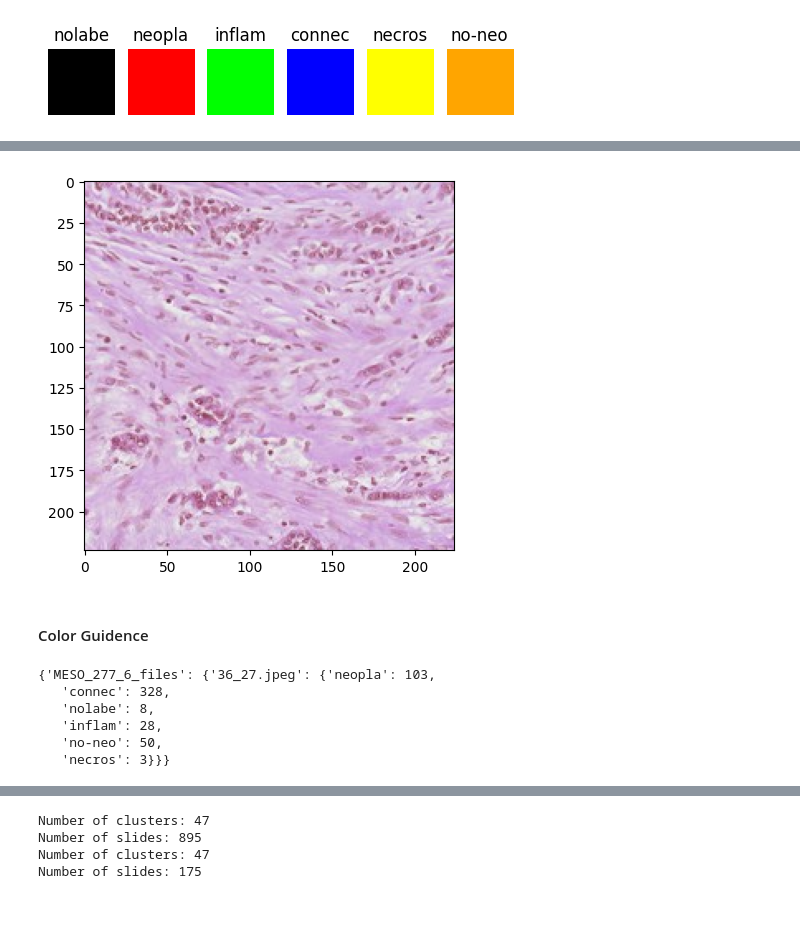
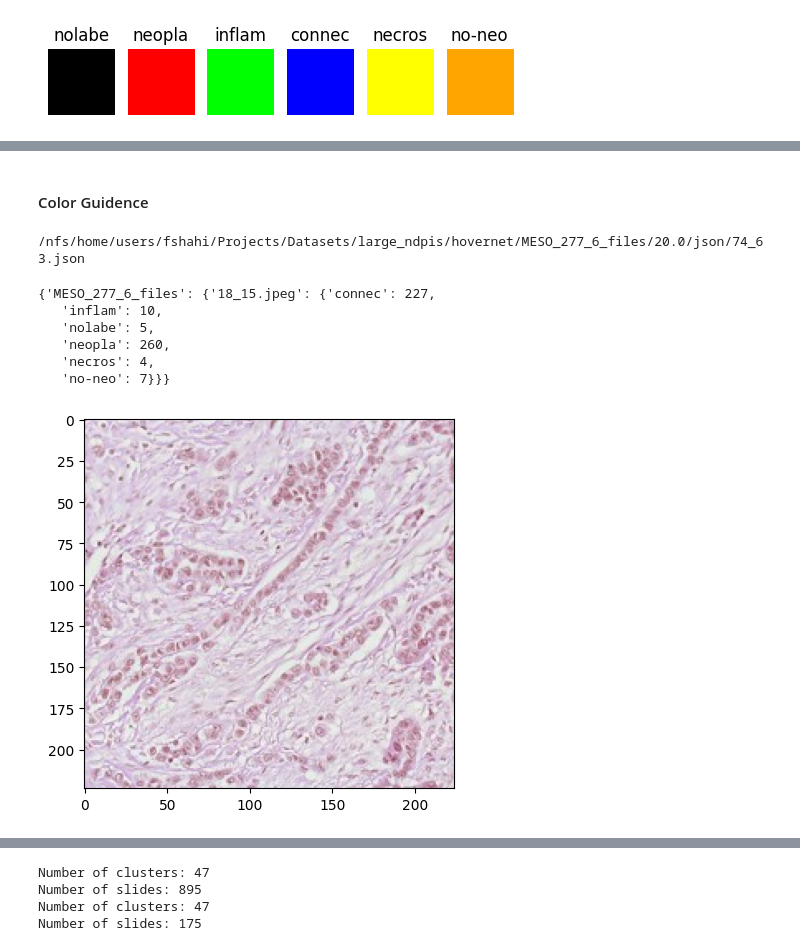
Before and after one commit to FarzanehSeyedshahi/Histomorphological-Phenotype-Learning, a Jupyter notebook: workflow/hovernet.ipynb, the cells around one changed output, grey strips where cells are left out. Cells and saved outputs as stored; diff of their text form; code cells hidden in the pictures; blank space fills up the shorter version.

```diff
--- a/workflow/hovernet.ipynb
+++ b/workflow/hovernet.ipynb
@@ -97,43 +54,52 @@ fig2.savefig('{}/overlay_tile.png'.format(figure_path))
 # %%
-# show the 5x version of the image
-path = '/nfs/home/users/fshahi/Projects/Datasets/large_ndpis/tiled/MESO_277_6_files/5.0/{}_{}.jpeg'.format(i_5x, j_5x)
-image = cv2.imread(path)
-plt.imshow(image)
-plt.show()
+# # show the 5x version of the image
+# path = '/nfs/home/users/fshahi/Projects/Datasets/large_ndpis/tiled/MESO_277_6_files/5.0/{}_{}.jpeg'.format(i_5x, j_5x)
+# image = cv2.imread(path)
+# plt.imshow(image)
+# plt.show()
-# %% [output]
-[figure, removed]
 # %% [markdown]
 #### Color Guidence
 # %%
 path_folder = '/nfs/home/users/fshahi/Projects/Datasets/large_ndpis/tiled/'
 filenames_5x = os.listdir(path_folder)
 
 nuc_types = dict()
 for filename in filenames_5x[:1]:
     nuc_types[filename] = dict()
     tiles = os.listdir(path_folder + filename + '/5.0/')
     for tile in tiles[:1]:
-        start_i_5x, start_j_5x = tile.split('.jpeg')[0].split('_')
-        start_i, start_j = int(start_i_5x)*4, int(start_j_5x)*4
+        tile = '18_15.jpeg'
+        # show the 5x version of the image
+        path = '/nfs/home/users/fshahi/Projects/Datasets/large_ndpis/tiled/{}/5.0/{}'.format(filename, tile)
+        image = cv2.imread(path)
+        plt.imshow(image)
+        i_5x, j_5x = tile.split('.jpeg')[0].split('_')
+        i_5x, j_5x = int(i_5x), int(j_5x)
+        start_i, start_j = i_5x*4, j_5x*4
+        # start_i_5x, start_j_5x = tile.split('.jpeg')[0].split('_')
+        # start_i, start_j = int(start_i_5x)*4, int(start_j_5x)*4
         nuc_types[filename][tile] = dict()
         for i in range(start_i, start_i+4):
             for j in range(start_j, start_j+4):
                 try:
                     path = '/nfs/home/users/fshahi/Projects/Datasets/large_ndpis/hovernet/{}/20.0/json/{}_{}.json'.format(filename,i,j)
                     json_file = open(path)
                     data = json.load(json_file)
                     for i_nuc in data['nuc']:
                         type_index = str(data['nuc'][i_nuc]['type'])
                         nuc_type_key = color_dict[type_index][0]
                         nuc_types[filename][tile][nuc_type_key] = nuc_types[filename][tile].get(nuc_type_key, 0) + 1
                 except:
+                    print(path)
                     pass
 
 nuc_types
 # %% [output]
-{'MESO_277_6_files': {'36_27.jpeg': {'neopla': 103,
-   'connec': 328,
-   'nolabe': 8,
-   'inflam': 28,
-   'no-neo': 50,
-   'necros': 3}}}
+/nfs/home/users/fshahi/Projects/Datasets/large_ndpis/hovernet/MESO_277_6_files/20.0/json/74_63.json
+{'MESO_277_6_files': {'18_15.jpeg': {'connec': 227,
+   'inflam': 10,
+   'nolabe': 5,
+   'neopla': 260,
+   'necros': 4,
+   'no-neo': 7}}}
+[figure, added]
```
Also changed, not shown: parts of 7 cells of this notebook, 1 other file.
